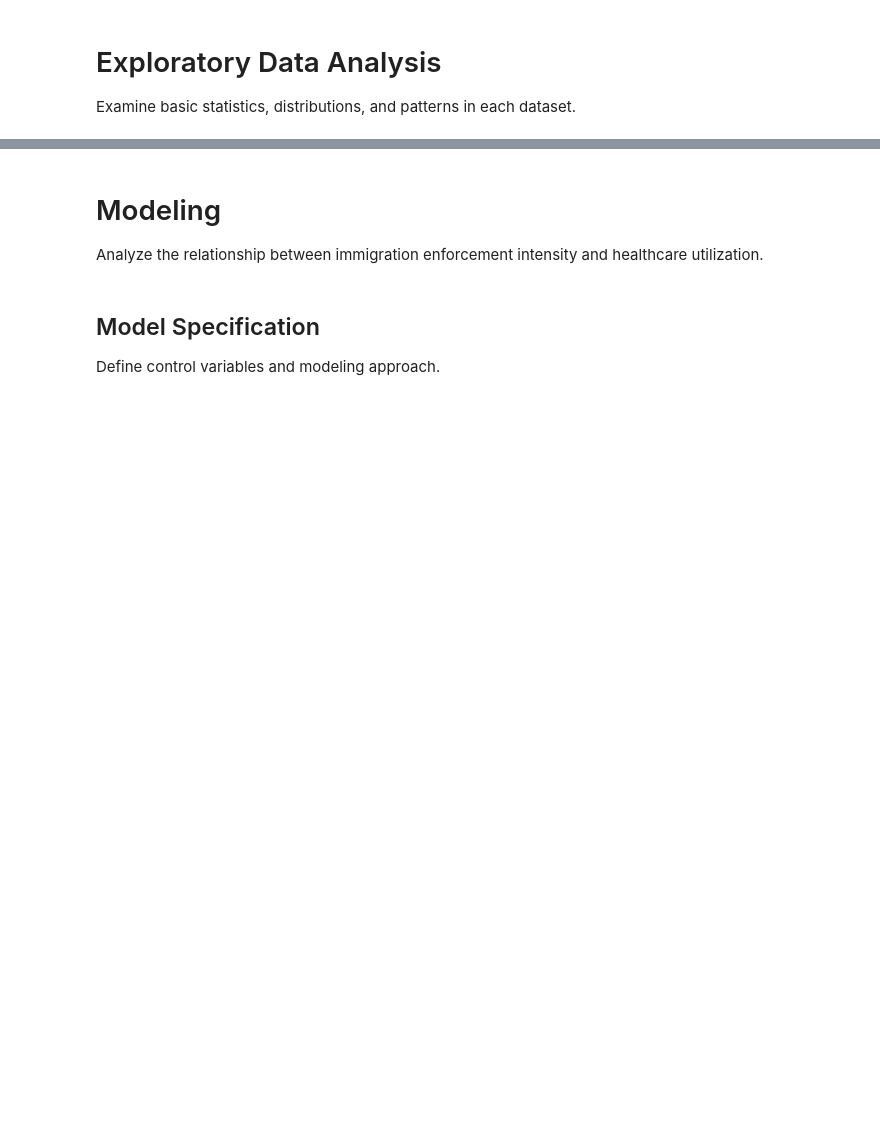
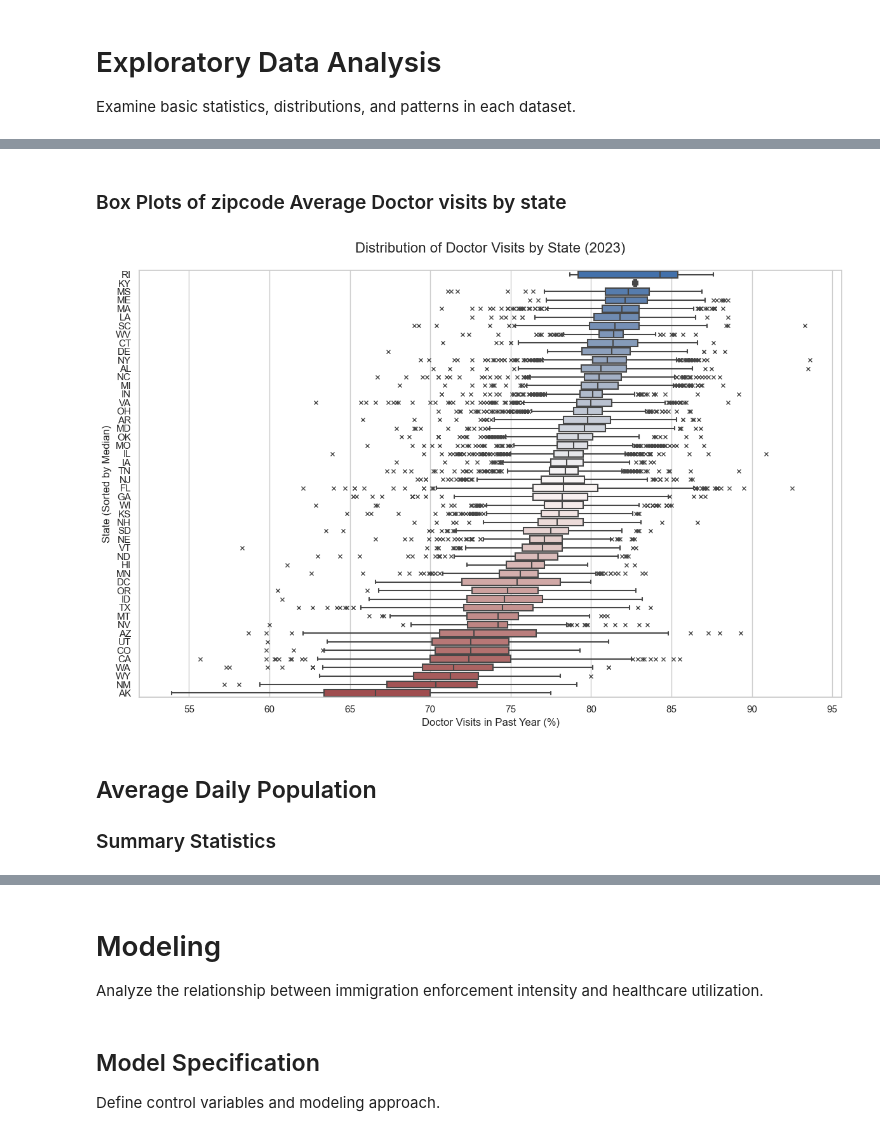
Before and after one commit to riverar9/data698-master-research-project, a Jupyter notebook: Appendix A - Python Code.ipynb, the cells around one changed output, grey strips where cells are left out. Drawn from its saved outputs; the diff is of its cells as text; code cells hidden in the pictures; blank space fills up the shorter version.

```diff
--- a/Appendix A - Python Code.ipynb
+++ b/Appendix A - Python Code.ipynb
@@ -759,0 +804,33 @@ plt.show()
+# %% [markdown]
+### Box Plots of zipcode Average Doctor visits by state
+# %%
+# 2. Determine the "Sensible" Order: Sort states by their median visit rate
+state_order = df_latest.groupby('state')['doctor_visits_past_year'].median().sort_values(ascending=False).index
+
+# 3. Visualization Setup
+sns.set_theme(style="whitegrid")
+plt.figure(figsize=(12, 8)) # Taller figure to accommodate state names
+
+# 4. Create Horizontal Box Plots
+sns.boxplot(
+    data=df_latest,
+    y='state',                     # Categorical on Y for horizontal layout
+    x='doctor_visits_past_year',   # Numerical on X
+    order=state_order,             # Apply the sorted ranking
+    palette='vlag',                # Professional color gradient
+    linewidth=1.5,
+    flierprops={"marker": "x", "markersize": 5} # Clearer outliers
+)
+
+# 5. Formatting
+plt.title(f'Distribution of Doctor Visits by State ({latest_year})', fontsize=16, pad=20)
+plt.xlabel('Doctor Visits in Past Year (%)', fontsize=12)
+plt.ylabel('State (Sorted by Median)', fontsize=12)
+
+plt.tight_layout()
+plt.show()
+# %% [output]
+[figure, added]
+# %% [markdown]
+## Average Daily Population
+### Summary Statistics
```
Also changed, not shown: parts of 27 cells of this notebook.
